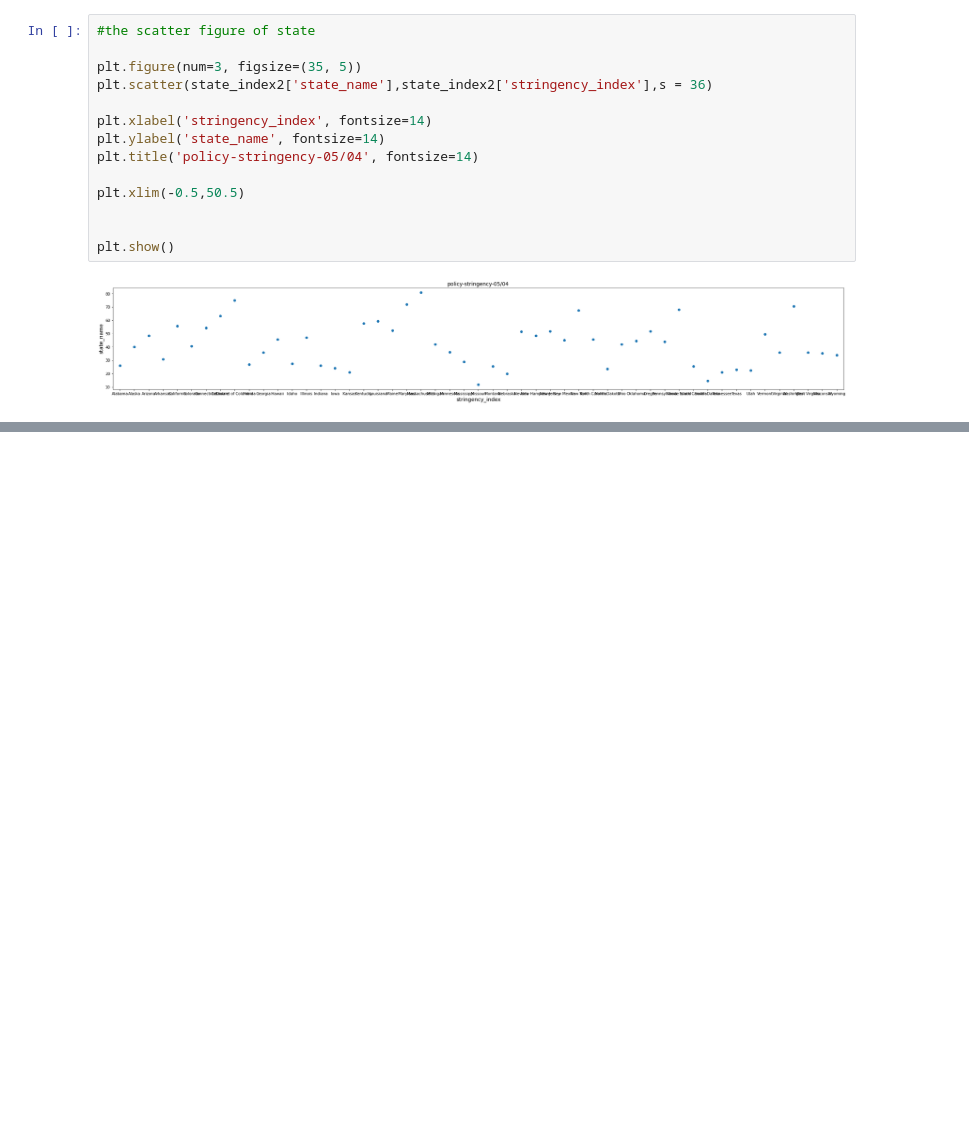
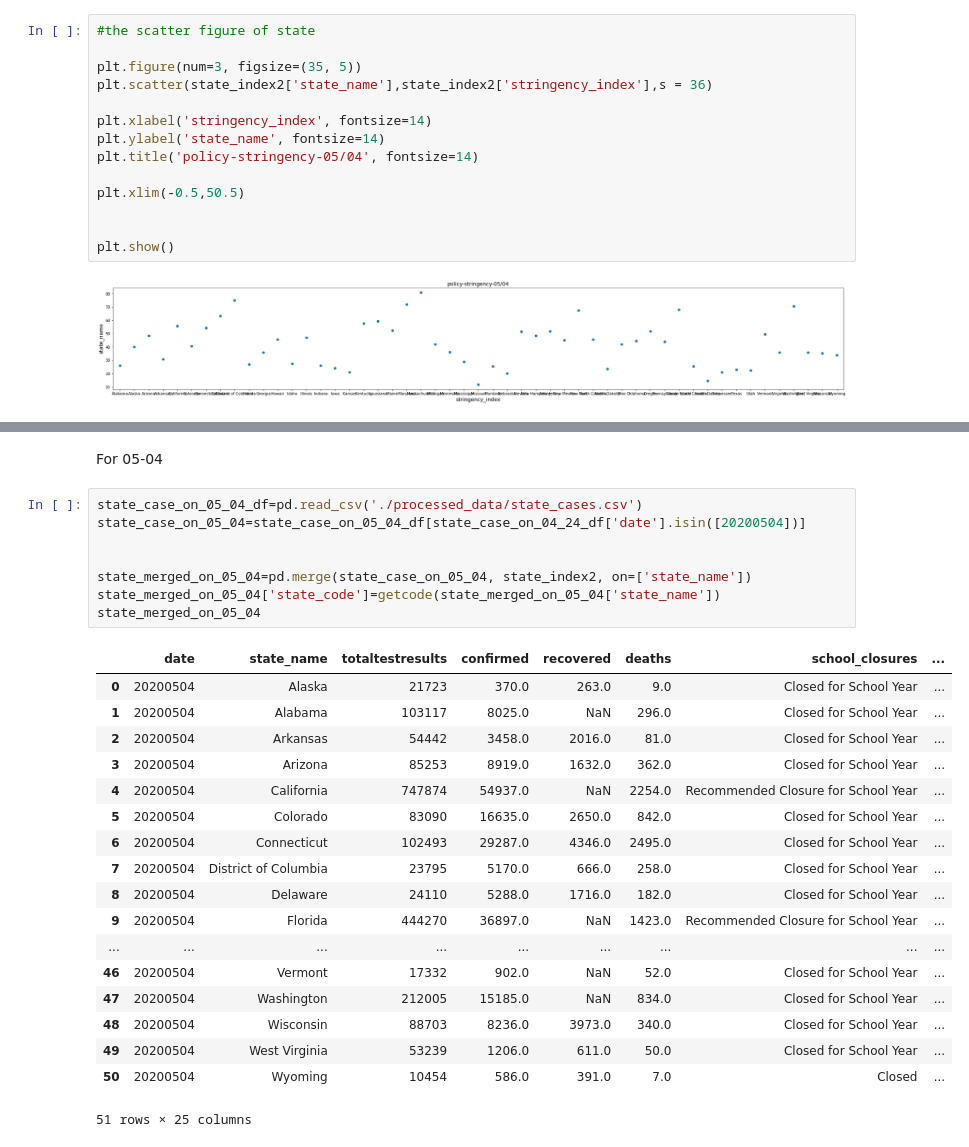
Before and after one commit to iamzhaihy/BD2020-Final-Project, a Jupyter notebook: Data Processing.ipynb, the cells around one changed output, grey strips where cells are left out. Cells and saved outputs as stored; diff of their text form; blank space fills up the shorter version.

```diff
--- a/Data Processing.ipynb
+++ b/Data Processing.ipynb
@@ -1355,0 +1409,29 @@ plt.show()
+# %% [markdown]
+For 05-04
+# %%
+state_case_on_05_04_df=pd.read_csv('./processed_data/state_cases.csv')
+state_case_on_05_04=state_case_on_05_04_df[state_case_on_04_24_df['date'].isin([20200504])]
+
+
+state_merged_on_05_04=pd.merge(state_case_on_05_04, state_index2, on=['state_name'])
+state_merged_on_05_04['state_code']=getcode(state_merged_on_05_04['state_name'])
+state_merged_on_05_04
+# %% [output]
+|  | date | state_name | totaltestresults | confirmed | recovered | deaths | school_closures | ... |
+| 0 | 20200504 | Alaska | 21723 | 370.0 | 263.0 | 9.0 | Closed for School Year | ... |
+| 1 | 20200504 | Alabama | 103117 | 8025.0 | NaN | 296.0 | Closed for School Year | ... |
+| 2 | 20200504 | Arkansas | 54442 | 3458.0 | 2016.0 | 81.0 | Closed for School Year | ... |
+| 3 | 20200504 | Arizona | 85253 | 8919.0 | 1632.0 | 362.0 | Closed for School Year | ... |
+| 4 | 20200504 | California | 747874 | 54937.0 | NaN | 2254.0 | Recommended Closure for School Year | ... |
+| 5 | 20200504 | Colorado | 83090 | 16635.0 | 2650.0 | 842.0 | Closed for School Year | ... |
+| 6 | 20200504 | Connecticut | 102493 | 29287.0 | 4346.0 | 2495.0 | Closed for School Year | ... |
+| 7 | 20200504 | District of Columbia | 23795 | 5170.0 | 666.0 | 258.0 | Closed for School Year | ... |
+| 8 | 20200504 | Delaware | 24110 | 5288.0 | 1716.0 | 182.0 | Closed for School Year | ... |
+| 9 | 20200504 | Florida | 444270 | 36897.0 | NaN | 1423.0 | Recommended Closure for School Year | ... |
+| ... | ... | ... | ... | ... | ... | ... | ... | ... |
+| 46 | 20200504 | Vermont | 17332 | 902.0 | NaN | 52.0 | Closed for School Year | ... |
+| 47 | 20200504 | Washington | 212005 | 15185.0 | NaN | 834.0 | Closed for School Year | ... |
+| 48 | 20200504 | Wisconsin | 88703 | 8236.0 | 3973.0 | 340.0 | Closed for School Year | ... |
+| 49 | 20200504 | West Virginia | 53239 | 1206.0 | 611.0 | 50.0 | Closed for School Year | ... |
+| 50 | 20200504 | Wyoming | 10454 | 586.0 | 391.0 | 7.0 | Closed | ... |
+51 rows × 25 columns
```
Also changed, not shown: parts of 13 cells of this notebook, 2 other files.
